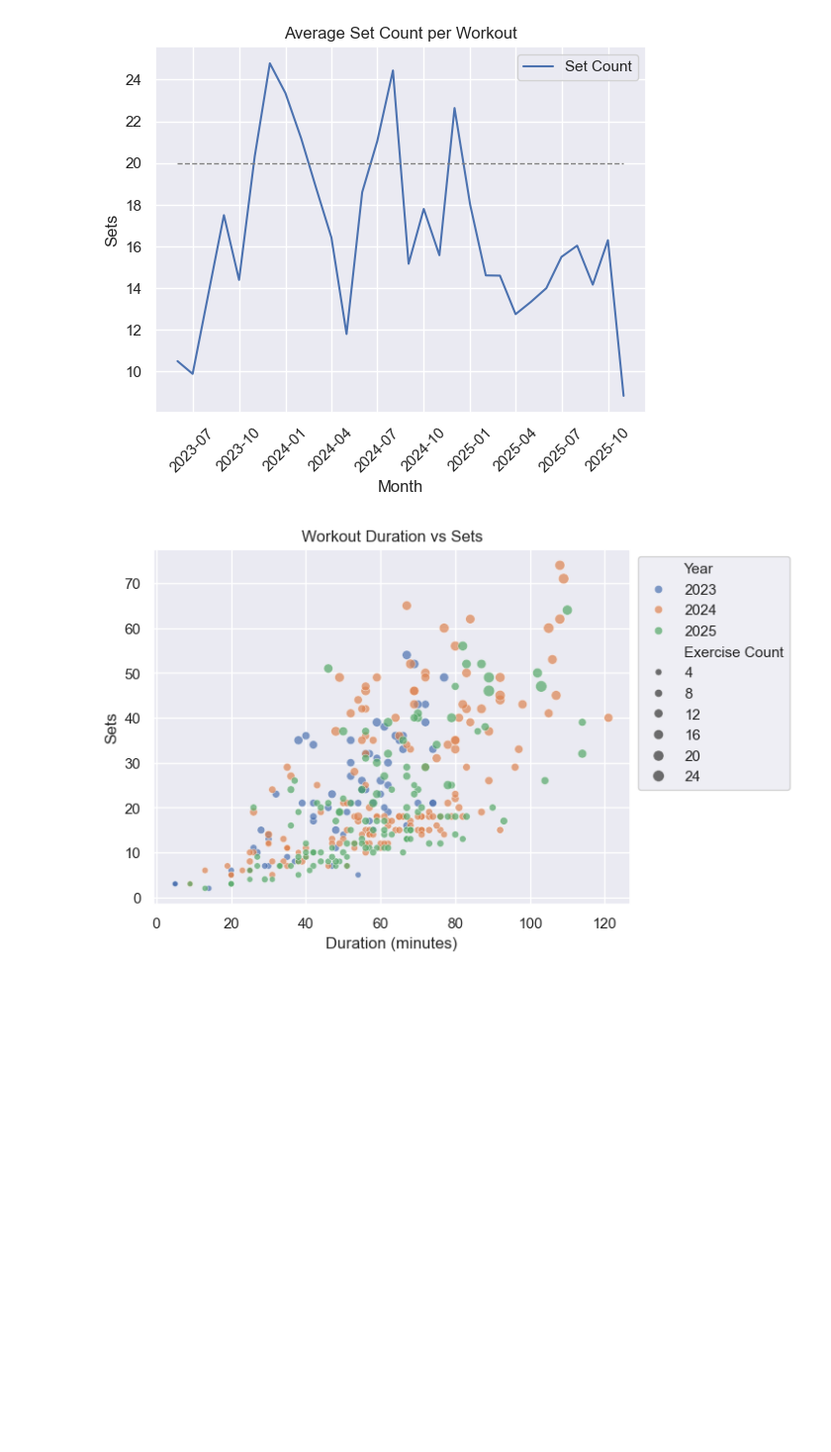
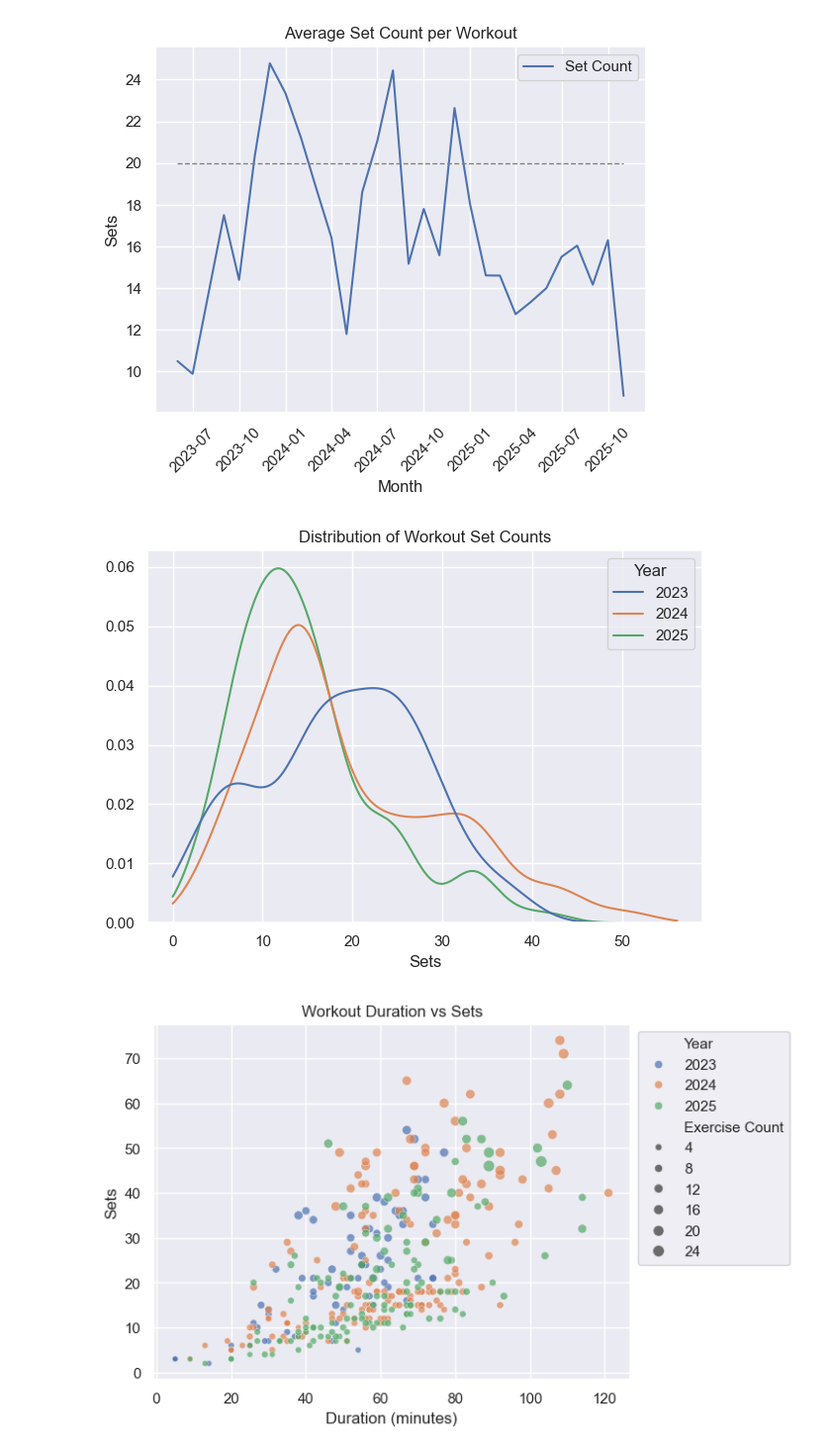
Before and after one commit to sthobbs/exercise-data-analysis, a Jupyter notebook: workout_analysis.ipynb, the cells around one changed output. Shown at 99% size. Saved outputs shown, nothing was run; the diff lists cells and outputs as text; code cells hidden in the pictures; blank space fills up the shorter version.

Commit message:
add plot for distribution of workout set counts

```diff
--- a/workout_analysis.ipynb
+++ b/workout_analysis.ipynb
@@ -1731,6 +1731,20 @@ plot_monthly_values(monthly_workout_df, columns=[column], legend_labels=['Set Co
                     ylabel='Sets', title='Average Set Count per Workout', goals=goals_dict[goal_year][column])
 # %% [output]
 [figure]
+# %%
+df = pd.DataFrame(workout_df, columns=['workout_type', 'year', 'bilateral_set_count'])
+df = df[df['workout_type'] == 'lifting']
+max_val = df['bilateral_set_count'].max()
+ax = sns.kdeplot(data=df, x='bilateral_set_count', hue='year', common_norm=False, legend=True,
+                 clip=[0, 1.1 * max_val], palette='deep', bw_adjust=0.8)
+plt.xlabel('Sets')
+plt.ylabel(None)
+plt.title('Distribution of Workout Set Counts')
+ax.get_legend().set_title('Year')
+plt.tight_layout()
+plt.show()
+# %% [output]
+[figure, added]
 # %%
 df = workout_df[workout_df['workout_type'] == 'lifting']
 ax = sns.scatterplot(data=df, x='workout_duration_minutes', y='set_count', size='exercise_count',
```
